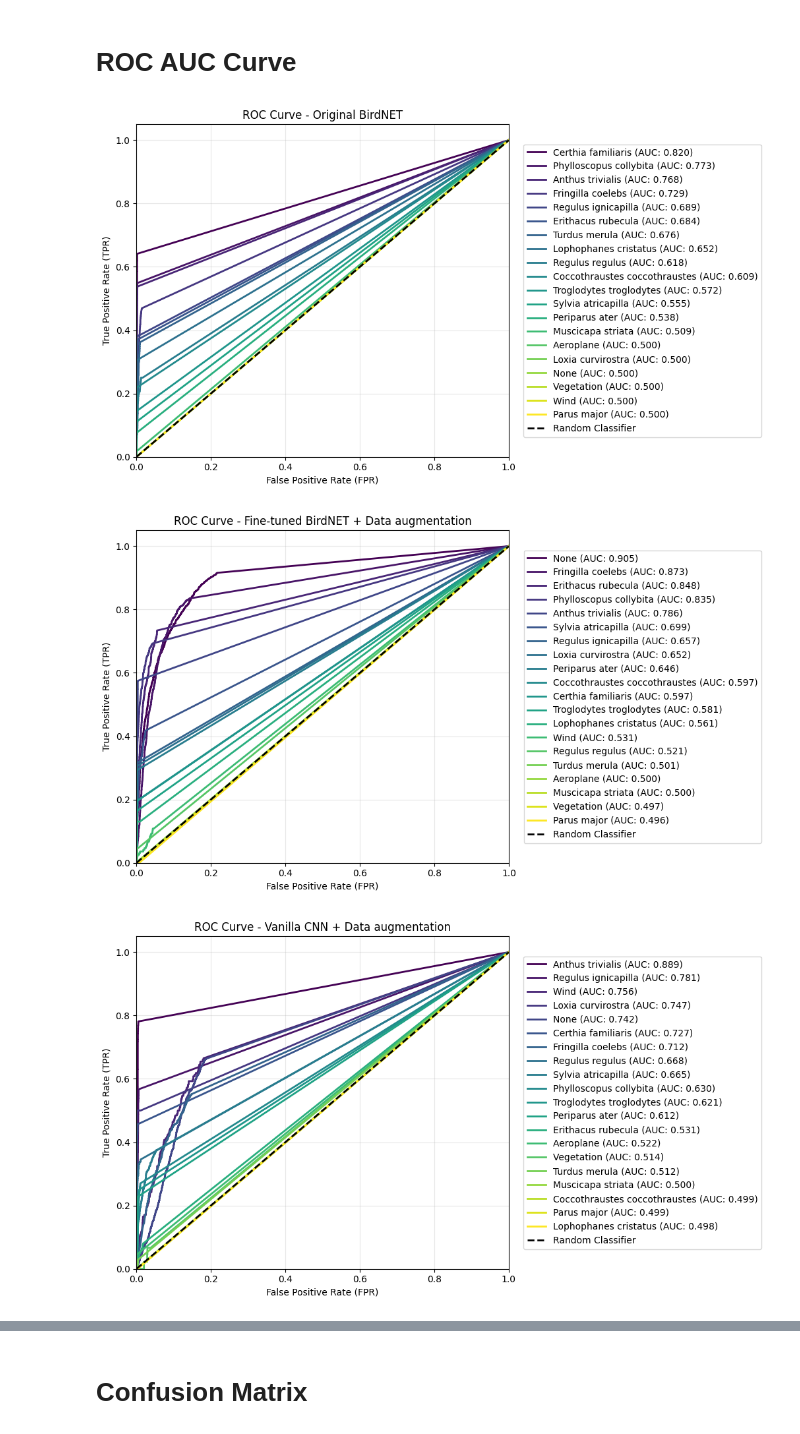
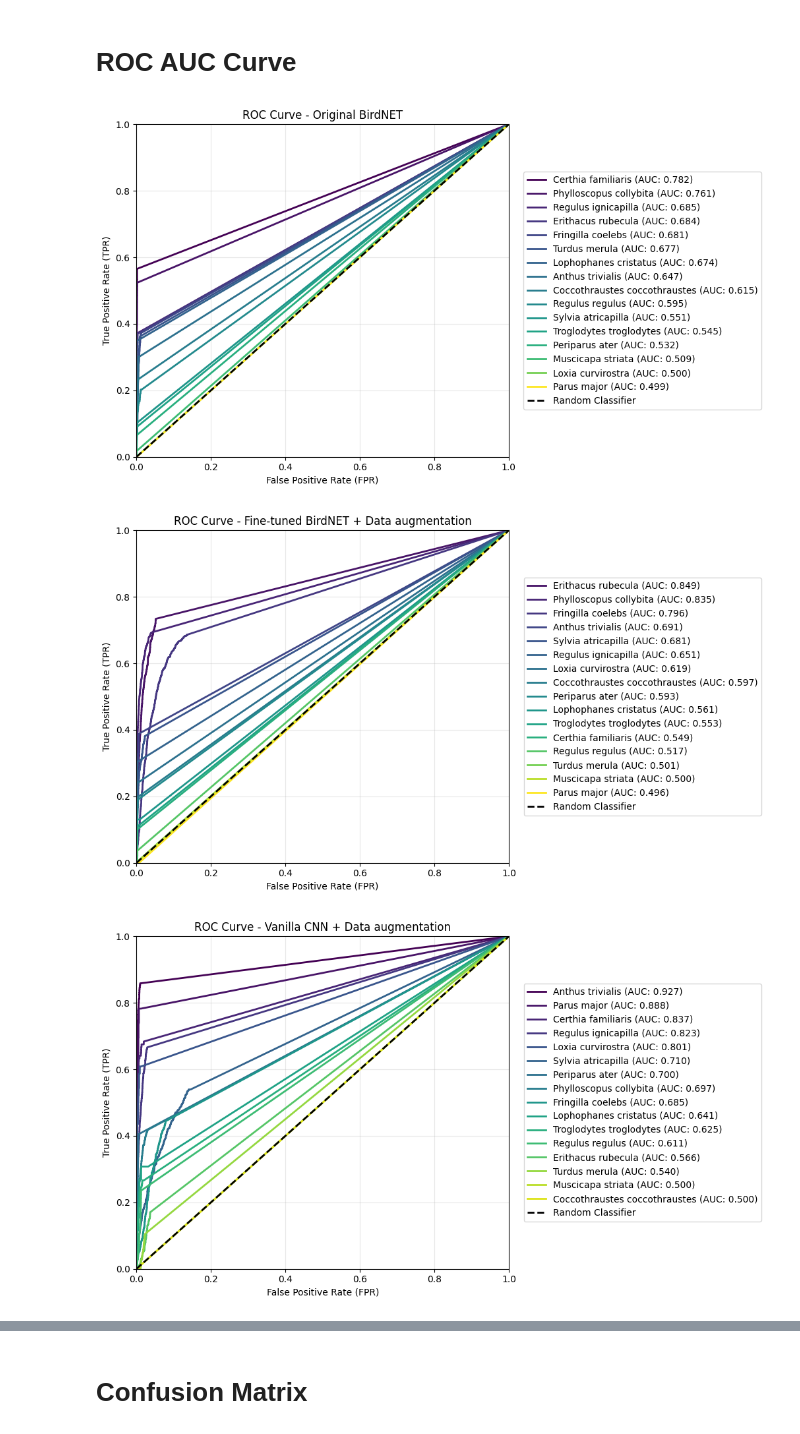
Before and after one commit to giacomoschiavo/finetuning-BirdNET, a Jupyter notebook: 6_model_evaluation_metrics.ipynb, the cells around one changed output, grey strips where cells are left out. Drawn from its saved outputs; the diff is of its cells as text; code cells hidden in the pictures.

Commit message:
more evaluation metrics, testing for CustomCNN

```diff
--- a/6_model_evaluation_metrics.ipynb
+++ b/6_model_evaluation_metrics.ipynb
@@ -12,11 +7,11 @@ MODEL_PATH = f'./models/{MODEL_NAME}'
 # %%
 results_orig = np.load('/home/giacomoschiavo/finetuning-BirdNET/models/results/results_borig.npz', allow_pickle=True)
-results_base = np.load('/home/giacomoschiavo/finetuning-BirdNET/models/results/results_bbase_final.npz', allow_pickle=True)
-results_baugm = np.load('/home/giacomoschiavo/finetuning-BirdNET/models/results/results_baugm_final.npz', allow_pickle=True)
-results_cnn = np.load('/home/giacomoschiavo/finetuning-BirdNET/models/VanillaCNN/base_final/results.npz', allow_pickle=True)
-results_augm = np.load('/home/giacomoschiavo/finetuning-BirdNET/models/VanillaCNN/augm_final/results.npz', allow_pickle=True)
+results_base = np.load('/home/giacomoschiavo/finetuning-BirdNET/models/results/results_bbase_final_1.npz', allow_pickle=True)
+results_baugm = np.load('/home/giacomoschiavo/finetuning-BirdNET/models/results/results_baugm_final_1.npz', allow_pickle=True)
+# results_cnn = np.load('/home/giacomoschiavo/finetuning-BirdNET/models/CustomCNN/custom/results.npz', allow_pickle=True)
+results_cnn_augm = np.load('/home/giacomoschiavo/finetuning-BirdNET/models/CustomCNN/custom_1/results.npz', allow_pickle=True)
 
-class_names = results_augm['class_names']
+class_names = results_cnn_augm['class_names']
 # %%
 models_results = {
     'orig': {
@@ -40,18 +35,18 @@ models_results = {
         'class_names': results_baugm['class_names'],
         'alias': "Fine-tuned BirdNET + Data augmentation"
     },
-    'base_cnn': {
-        'y_true': results_cnn['y_true'],
-        'y_pred': results_cnn['y_pred'],
-        'y_pred_proba': results_cnn['y_pred_proba'],
-        'class_names': results_cnn['class_names'],
-        'alias': "Vanilla CNN"
-    },
+    # 'cnn': {
+    #     'y_true': results_cnn['y_true'],
+    #     'y_pred': results_cnn['y_pred'],
+    #     'y_pred_proba': results_cnn['y_pred_proba'],
+    #     'class_names': results_cnn['class_names'],
+    #     'alias': "Vanilla CNN + Data augmentation"
+    # },
     'augm_cnn': {
-        'y_true': results_augm['y_true'],
-        'y_pred': results_augm['y_pred'],
-        'y_pred_proba': results_augm['y_pred_proba'],
-        'class_names': results_augm['class_names'],
+        'y_true': results_cnn_augm['y_true'],
+        'y_pred': results_cnn_augm['y_pred'],
+        'y_pred_proba': results_cnn_augm['y_pred_proba'],
+        'class_names': results_cnn_augm['class_names'],
         'alias': "Vanilla CNN + Data augmentation"
     },
 }
@@ -191,34 +204,36 @@ def plot_roc_curves(y_true, y_pred_proba, alias, class_names=None, selected_clas
     if selected_classes is None:
         selected_classes = [idx for idx, _ in auc_scores[:top_n]]
 
     # Mappa dei colori basata sull'ordine AUC
     cmap = cm.get_cmap('viridis', len(selected_classes))
     color_dict = {idx: cmap(i) for i, idx in enumerate(selected_classes)}
 
     plt.figure(figsize=(14, 6))
 
     for i in selected_classes:
+        if '_' not in class_names[i]:
+            continue
         fpr, tpr, _ = roc_curve(y_true[:, i], y_pred_proba[:, i])
         roc_auc = auc(fpr, tpr)
         plt.plot(fpr, tpr, lw=2, color=color_dict[i],
                  label=f'{class_names[i].split("_")[0]} (AUC: {roc_auc:.3f})')
 
     plt.plot([0, 1], [0, 1], 'k--', lw=2, label='Random Classifier')
 
     plt.xlim([0.0, 1.0])
-    plt.ylim([0.0, 1.05])
+    plt.ylim([0.0, 1.0])
     plt.xlabel('False Positive Rate (FPR)')
     plt.ylabel('True Positive Rate (TPR)')
     plt.title(f'ROC Curve - {alias}')
 
     plt.legend(loc="center left", bbox_to_anchor=(1.04, 0.5), borderaxespad=0)
     plt.tight_layout(rect=[0, 0, 0.75, 1])
     plt.grid(True, alpha=0.3)
     plt.show()
 
 for model in ['orig', 'augm', 'augm_cnn']:
     plot_roc_curves(models_results[model]['y_true'], models_results[model]['y_pred_proba'], class_names=models_results[model]['class_names'], alias=models_results[model]['alias'], top_n=20)
 # %% [output]
-[figure, old version]
+[figure, new version]
-[figure, old version]
+[figure, new version]
-[figure, old version]
+[figure, new version]
```
Also changed, not shown: parts of 14 cells of this notebook, 1 other file.
